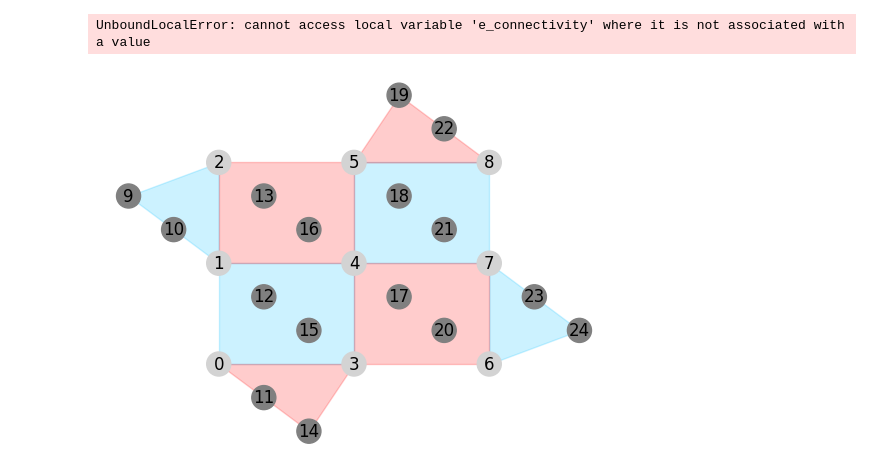
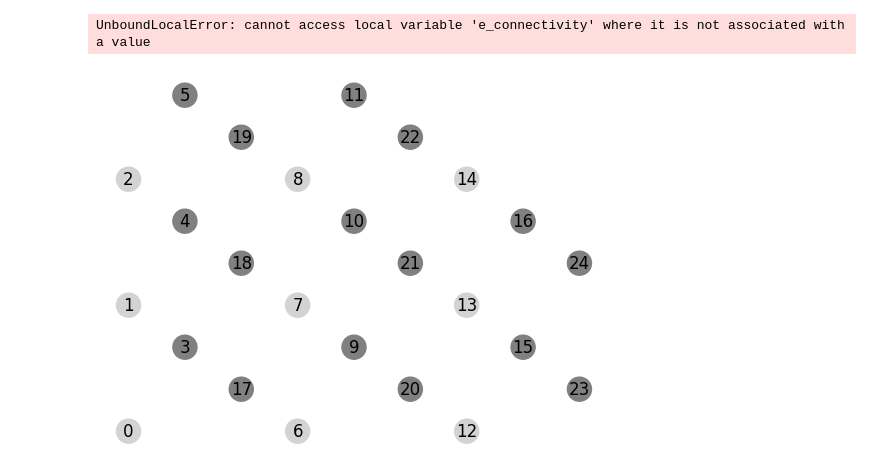
Before and after one commit to jvlad1979/cmsc657_project, a Jupyter notebook: test.ipynb, the cells around one changed output. Drawn from its saved outputs; the diff is of its cells as text; code cells hidden in the pictures.

```diff
--- a/test.ipynb
+++ b/test.ipynb
@@ -52,5 +48,17 @@ UnboundLocalError: cannot access local variable 'e_connectivity' where it is not
-# %%
-rsc.initialize_stim_circuit()
-# %% [output]
-UnboundLocalError: cannot access local variable 'e_connectivity' where it is not associated with a value
-[figure, removed]
+# %%
+d: int = 3
+T: int = 0
+logical_observable: str = "Z"
+gate_error_1q: float = pG1
+gate_error_2q: float = pG2
+idle_error_T1: float = pT1
+idle_error_T2: float = pT2
+measurement_error_rate: float = pRR
+noisyLogRO: float = 1
+# rsc = RotatedSurfaceCode(d=d,T=T,logical_observable=logical_observable,gate_error_1q=gate_error_1q,gate_error_2q=gate_error_2q,idle_error_T1=idle_error_T1,idle_error_T2=idle_error_T2,measurement_error_rate=measurement_error_rate,noisyLogRO=noisyLogRO)
+
+rsc = SurfaceCode3CX(d=d,T=T,logical_observable=logical_observable,gate_error_1q=gate_error_1q,gate_error_2q=gate_error_2q,idle_error_T1=idle_error_T1,idle_error_T2=idle_error_T2,measurement_error_rate=measurement_error_rate)
+rsc.draw_lattice()
+# %% [output]
+UnboundLocalError: cannot access local variable 'e_connectivity' where it is not associated with a value
+[figure, added]
```
Also changed, not shown: parts of 12 cells of this notebook.
